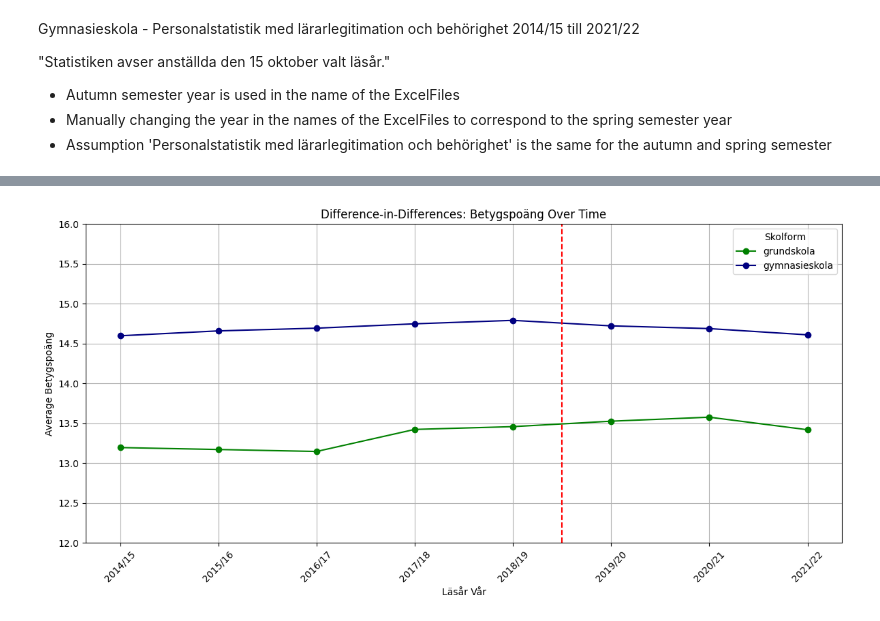
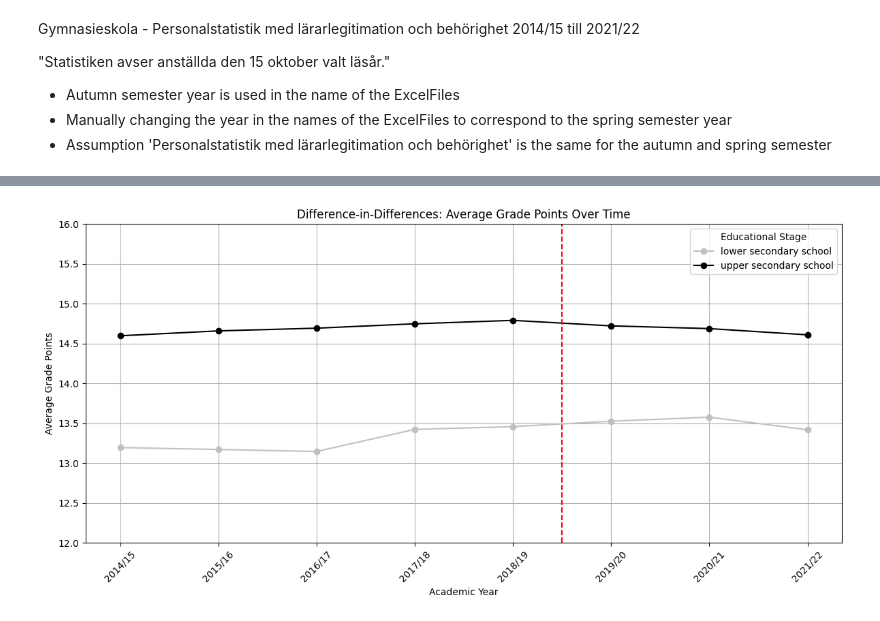
Before and after one commit to andrescruzsanchez/5350-Thesis-in-Economics, a Jupyter notebook: Code/gymnasieskola.ipynb, the cells around one changed output, grey strips where cells are left out. Drawn from its saved outputs; the diff is of its cells as text; code cells hidden in the pictures.

```diff
--- a/Code/gymnasieskola.ipynb
+++ b/Code/gymnasieskola.ipynb
@@ -734,6 +855,7 @@ Gymnasieskola - Personalstatistik med lärarlegitimation och behörighet 2014/
 # %%
 # Step 1 - Creating Dataframe_III
 
+# etting the path
 path = r'/Users/andrescruz/Documents/Handelshögskolan/MSc Economic/Semester 4/5350 Thesis in Economics/Raw Data/gymnasieskola_III'
 
 # Get all Excel files in the folder
@@ -743,7 +865,7 @@ all_files = glob.glob(os.path.join(path, "*.xlsx"))
 all_files.sort()
 
 # Predefined list of years (ensure this list matches the number of files and in the right order of how python reads the folder (ascending or descending))
-LÄSÅR = ['2014/15', '2015/16', '2016/17','2017/18', '2018/19', '2019/20', '2020/21', '2021/22']
+ACADEMIC_YEAR = ['2014/15', '2015/16', '2016/17','2017/18', '2018/19', '2019/20', '2020/21', '2021/22']
 
 # Defining a function
 def read_excel_files(sheet_name):
@@ -781,10 +903,10 @@ def read_excel_files(sheet_name):
             df.columns = column_names
 
         # Add the "läsår_vår" column using the predefined years list
-        df["läsår"] = LÄSÅR[i]
+        df["academic_year"] = ACADEMIC_YEAR[i]
 
-        # Add the "skolform" column with the fixed value 'gymnasieskola'
-        df["skolform"] = 'gymnasieskola'
+        # Add the "skolform" column with the fixed value 'upper secondary school'
+        df["educational_stage"] = 'upper secondary school'
 
         # Append the DataFrame to the list
         li.append(df)
@@ -1079,14 +1200,14 @@ gpb_DataFrame_I
 # Step 3 - Modifying gpb_DataFrame_IIII and gpb_DataFrame_I
 
 # Define a list of new column names in the correct order
-new_names = ['skolform', 'läsår', 'Betygspoäng', 'läsår_numeric']
+new_names = ['educational_stage', 'academic_year', 'average_grade_points', 'academic_year_numeric']
 
 # Changing names
-gpb_DataFrame_IIII.columns = new_names # New plot data created - Grundskola
-gpb_DataFrame_I.columns = new_names  # Old plot data created - Gymnasieskola
+AMP_DataFrame_IIII.columns = new_names # New plot data created - Grundskola
+AGP_DataFrame_I.columns = new_names  # Old plot data created - Gymnasieskola
 
 # Concatinating DataFrames
-gpb_did_plot = pd.concat([gpb_DataFrame_I, gpb_DataFrame_IIII], ignore_index=True)
+grade_points_did_plot = pd.concat([AGP_DataFrame_I, AMP_DataFrame_IIII], ignore_index=True)
 
-gpb_did_plot
+grade_points_did_plot
 # %% [output]
@@ -1105,76 +1226,76 @@ gpb_did_plot
 19597 rows × 4 columns
 # %%
-# Step 4 - A Side Analysis - Plot for Genomsnittlig Betygspoäng (GBP) Continuation
+# Step 4 - A Side Analysis - Plot for Average Grade Points Continuation
 
 import pandas as pd
 import matplotlib.pyplot as plt
 
-def process_and_plot_gbp(data, title, ylim=(12, 16), treatment_year=19.5):
+def process_and_plot_agp(data, title, ylim=(12, 16), treatment_year=19.5):
     """
-    Processes the dataset for the Genomsnittlig Betygspoäng (GBP) plot and generates a plot over time.
+    Processes the dataset for the Average Grade Points plot and generates a plot over time.
 
     Parameters:
-    - data: Pandas DataFrame containing the data. It must include a 'läsår' column in the format 'yyyy/yy'.
+    - data: Pandas DataFrame containing the data. It must include a 'academic_year' column in the format 'yyyy/yy'.
     - title: Title for the plot.
     - ylim: Tuple to set y-axis limits (default is (12, 16)).
     - treatment_year: Optional numeric treatment year (yy) to mark with a vertical line.
     """
-    # Extract the numeric part (yy) from 'läsår'
-    data['year_numeric'] = data['läsår'].apply(lambda x: int(x.split('/')[1]))
+    # Extract the numeric part (yy) from 'academic_year'
+    data['year_numeric'] = data['academic_year'].apply(lambda x: int(x.split('/')[1]))
 
-    # Aggregate data by year_numeric, läsår, and school type (skolform)
-    grouped_df = data.groupby(['year_numeric', 'läsår', 'skolform'], as_index=False)['Betygspoäng'].mean()
+    # Aggregate data by year_numeric, academic_year, and school type (educational_stage)
+    grouped_df = data.groupby(['year_numeric', 'academic_year', 'educational_stage'], as_index=False)['average_grade_points'].mean()
 
     # Create a full range of numeric years for continuity in the plot
     all_years = pd.DataFrame({
         'year_numeric': range(grouped_df['year_numeric'].min(), grouped_df['year_numeric'].max() + 1)
     })
 
-    # Create a mapping from numeric year to läsår using available data
-    mapping = dict(zip(grouped_df['year_numeric'], grouped_df['läsår']))
+    # Create a mapping from numeric year to academic_year using available data
+    mapping = dict(zip(grouped_df['year_numeric'], grouped_df['academic_year']))
 
     # Generate the plot
     plt.figure(figsize=(12, 6))
 
-    for skolform, subset in grouped_df.groupby('skolform'):
+    for educational_stage, subset in grouped_df.groupby('educational_stage'):
         # Merge with all_years to ensure continuity
         subset = all_years.merge(subset, on='year_numeric', how='left')
-        subset['skolform'] = skolform  # Ensure skolform is preserved
+        subset['educational_stage'] = educational_stage  # Ensure skolform is preserved
 
         # Set color based on skolform: gymnasieskola -> blue, grundskola -> green
-        if skolform.lower() == 'gymnasieskola':
-            color = 'navy'
-        elif skolform.lower() == 'grundskola':
-            color = 'green'
+        if educational_stage.lower() == 'upper secondary school':
+            color = 'black'
+        elif educational_stage.lower() == 'lower secondary school':
+            color = 'silver'
         else:
             color = None  # default color if other skolform values exist
 
         # Plot the trend for this school type using numeric year for the x-axis
-        plt.plot(subset['year_numeric'], subset['Betygspoäng'], marker='o', linestyle='-', label=skolform, color=color)
+        plt.plot(subset['year_numeric'], subset['average_grade_points'], marker='o', linestyle='-', label=educational_stage, color=color)
 
     # Optionally add a vertical line for the treatment year, if provided
     if treatment_year is not None:
         plt.axvline(x=treatment_year, color='red', linestyle='--')
 
     # Configure x-ticks: display the numeric years with the original läsår labels
     xticks = all_years['year_numeric']
     xlabels = [mapping.get(x, f"{2000 + x - 1}/{x:02d}") for x in xticks]
     plt.xticks(xticks, xlabels, rotation=45)
 
     # Set the y-axis limits
     plt.ylim(ylim)
 
     # Configure the rest of the plot
     plt.title(title)
-    plt.xlabel('Läsår Vår')
-    plt.ylabel('Average Betygspoäng')
-    plt.legend(title='Skolform')
+    plt.xlabel('Academic Year')
+    plt.ylabel('Average Grade Points')
+    plt.legend(title='Educational Stage')
     plt.grid(True)
     plt.tight_layout()
     plt.show()
 
 
 # Apply the function to the gpb_did_plot dataframe
-process_and_plot_gbp(gpb_did_plot, 'Difference-in-Differences: Betygspoäng Over Time')
+process_and_plot_agp(grade_points_did_plot, 'Difference-in-Differences: Average Grade Points Over Time')
 # %% [output]
-[figure, old version]
+[figure, new version]
```
Also changed, not shown: parts of 22 cells of this notebook, 7 other files.
